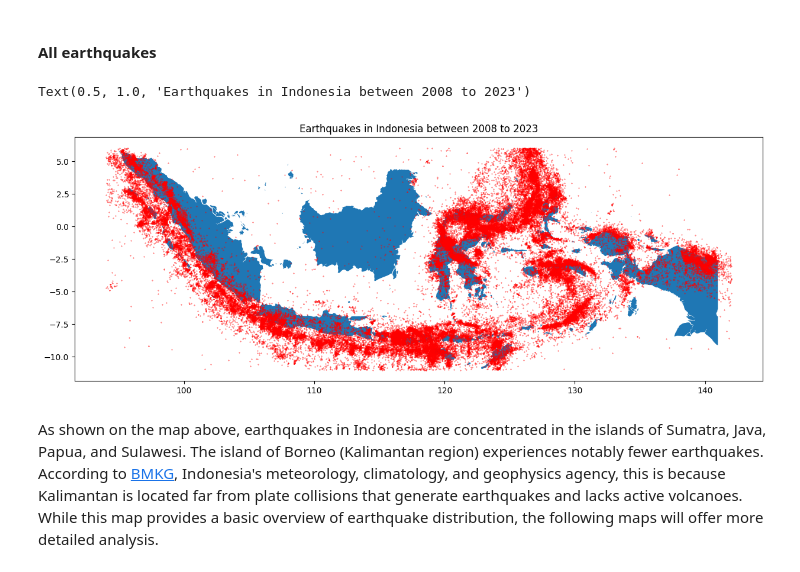
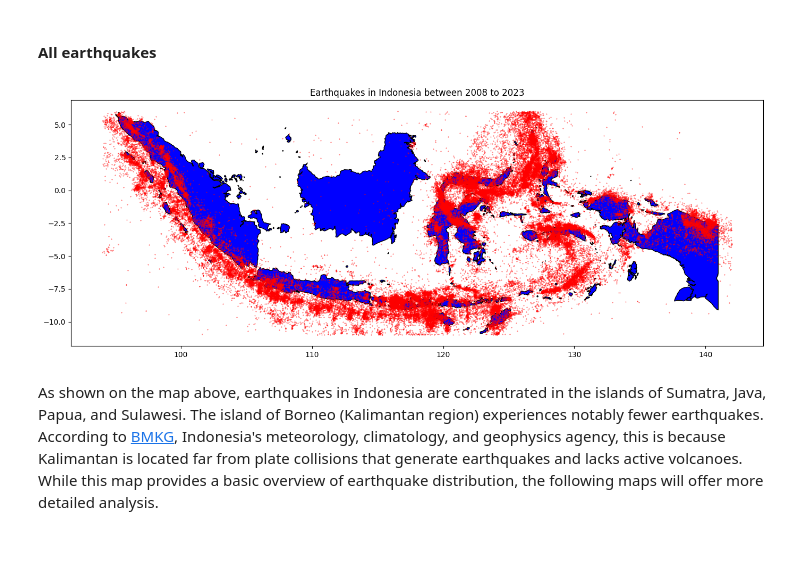
Before and after one commit to wrjodjana/indonesian-earthquakes, a Jupyter notebook: eda.ipynb, the cells around one changed output. Saved outputs shown, nothing was run; the diff lists cells and outputs as text; code cells hidden in the pictures; blank space fills up the shorter version.

Commit message:
reformatted plots to use double layers

```diff
--- a/eda.ipynb
+++ b/eda.ipynb
@@ -174,12 +174,14 @@ indonesia = gpd.read_file(url).query("ADMIN == 'Indonesia'")
 # %%
 # create geospatial data frame
 gdf = gpd.GeoDataFrame(df, geometry=gpd.points_from_xy(df.longitude, df.latitude), crs="EPSG:4326")
 
 # load dataset onto map
-gdf.plot(ax=indonesia.plot(figsize=(15,6)), marker="o", color="red", markersize=0.1).set_title("Earthquakes in Indonesia between 2008 to 2023")
+fig, ax = plt.subplots(figsize=(20,6))
+indonesia.plot(ax=ax, color="blue", edgecolor="black")
+gdf.plot(ax=ax, marker="o", color="red", markersize=0.1).set_title("Earthquakes in Indonesia between 2008 to 2023")
+plt.show()
 # %% [output]
-Text(0.5, 1.0, 'Earthquakes in Indonesia between 2008 to 2023')
-[figure, old version]
+[figure, new version]
 # %% [markdown]
 As shown on the map above, earthquakes in Indonesia are concentrated in the islands of Sumatra, Java, Papua, and Sulawesi. The island of Borneo (Kalimantan region) experiences notably fewer earthquakes. According to [BMKG](https://en.tempo.co/read/1662220/kalimantan-rarely-jolted-by-earthquake-bmkg-explains-why), Indonesia's meteorology, climatology, and geophysics agency, this is because Kalimantan is located far from plate collisions that generate earthquakes and lacks active volcanoes. While this map provides a basic overview of earthquake distribution, the following maps will offer more detailed analysis.
 # %% [markdown]
```
Also changed, not shown: parts of 3 cells of this notebook.
